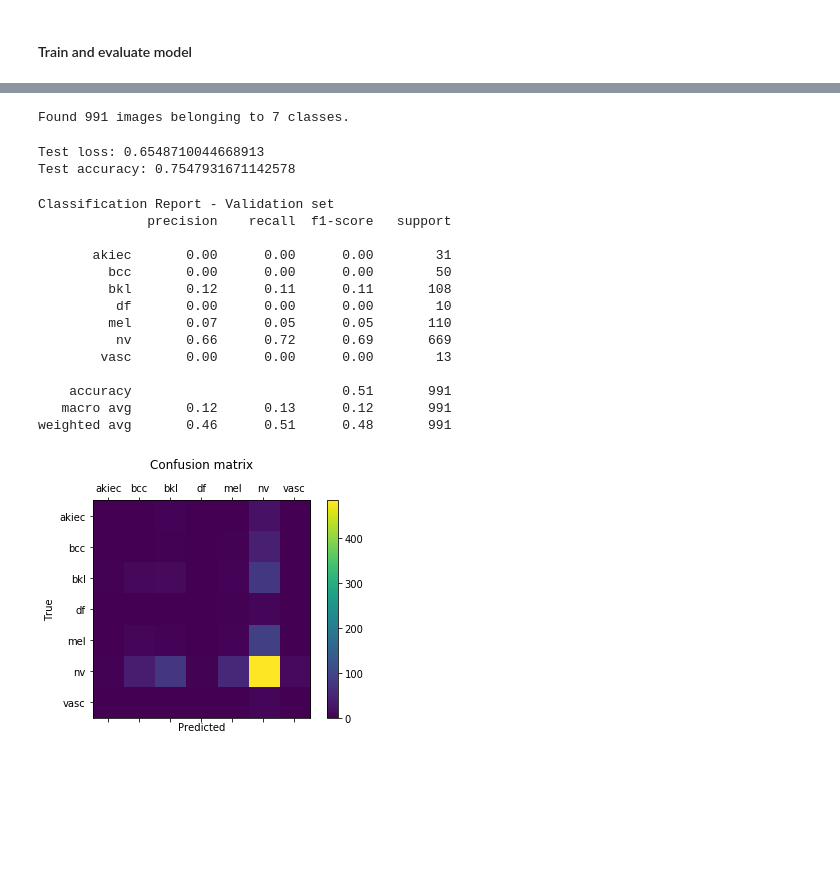
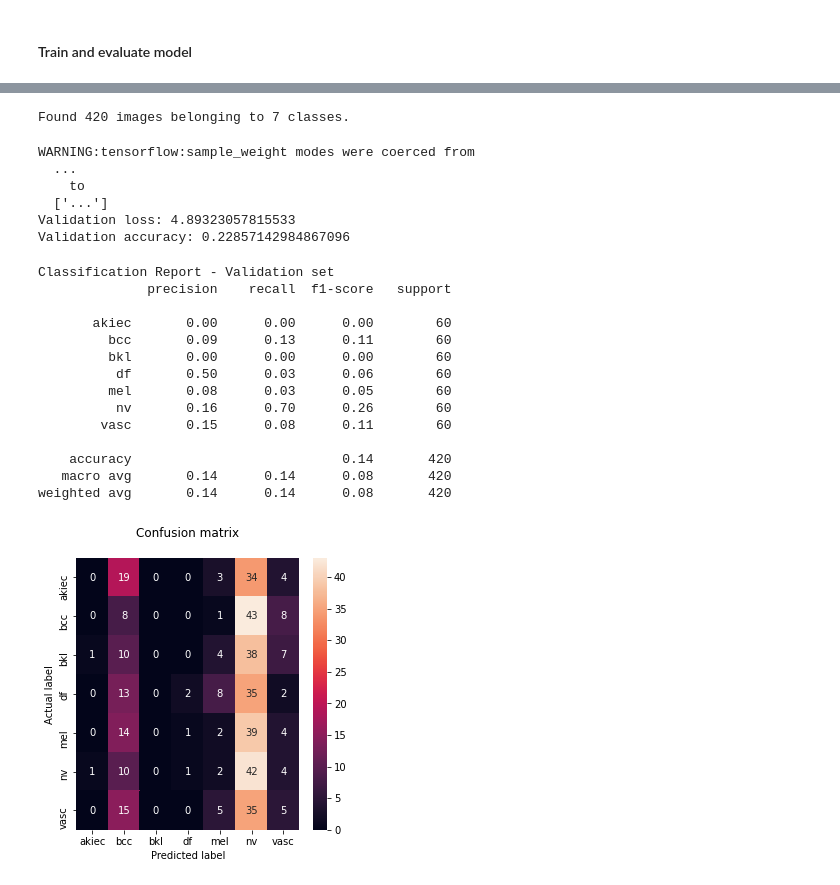
Before and after one commit to alexandraabbas/mole-image-classifier, a Jupyter notebook: mole_classifier_tensorflow.ipynb, the cells around one changed output, grey strips where cells are left out. Cells and saved outputs as stored; diff of their text form; code cells hidden in the pictures; blank space fills up the shorter version.

```diff
--- a/mole_classifier_tensorflow.ipynb
+++ b/mole_classifier_tensorflow.ipynb
@@ -287,9 +339,11 @@ _________________________________________________________________
 # %%
-history = model.fit_generator(
+history = model.fit(
     train_data_gen,
     steps_per_epoch=total_train // batch_size,
     epochs=epochs,
     validation_data=val_data_gen,
-    validation_steps=total_val // batch_size
+    validation_steps=total_val // batch_size,
+    callbacks = [early_stopping],
+    class_weight=class_weight
 )
 # %% [output]
@@ -333,65 +438,68 @@ plt.show()
 test_image_generator = ImageDataGenerator(rescale=1./255)
 
 test_data_gen = test_image_generator.flow_from_directory(batch_size=1,
-                                                         directory=test_dir,
+                                                         directory=valid_dir,
                                                          target_size=(IMG_HEIGHT, IMG_WIDTH),
                                                          class_mode='categorical',
                                                          classes=lesion_types)
 # %% [output]
-Found 991 images belonging to 7 classes.
+Found 420 images belonging to 7 classes.
 # %%
 evaluation = model.evaluate_generator(test_data_gen,
-                                      steps=total_test)
+                                      steps=total_val)
 
-val_data_gen.reset()
+test_data_gen.reset()
 prediction = model.predict_generator(test_data_gen,
-                                     steps=total_test)
+                                     steps=total_val)
 
-print(f'Test loss: {evaluation[0]}')
-print(f'Test accuracy: {evaluation[1]}')
+print(f'Validation loss: {evaluation[0]}')
+print(f'Validation accuracy: {evaluation[1]}')
 # %% [output]
-Test loss: 0.6548710044668913
-Test accuracy: 0.7547931671142578
+WARNING:tensorflow:sample_weight modes were coerced from
+  ...
+    to
+  ['...']
+Validation loss: 4.89323057815533
+Validation accuracy: 0.22857142984867096
 # %%
-print('Classification Report - Test set')
+print('Classification Report - Validation set')
+
+predicted_class_indices = np.argmax(prediction, axis=1)
 print(classification_report(test_data_gen.classes, predicted_class_indices, target_names=lesion_types))
 # %% [output]
 Classification Report - Validation set
               precision    recall  f1-score   support
 
-       akiec       0.00      0.00      0.00        31
-         bcc       0.00      0.00      0.00        50
-         bkl       0.12      0.11      0.11       108
-          df       0.00      0.00      0.00        10
-         mel       0.07      0.05      0.05       110
-          nv       0.66      0.72      0.69       669
-        vasc       0.00      0.00      0.00        13
+       akiec       0.00      0.00      0.00        60
+         bcc       0.09      0.13      0.11        60
+         bkl       0.00      0.00      0.00        60
+          df       0.50      0.03      0.06        60
+         mel       0.08      0.03      0.05        60
+          nv       0.16      0.70      0.26        60
+        vasc       0.15      0.08      0.11        60
 
-    accuracy                           0.51       991
-   macro avg       0.12      0.13      0.12       991
-weighted avg       0.46      0.51      0.48       991
+    accuracy                           0.14       420
+   macro avg       0.14      0.14      0.08       420
+weighted avg       0.14      0.14      0.08       420
+# %%
+def plot_cm(labels, predictions):
+  cm = confusion_matrix(labels, predictions, lesion_types)
+  plt.figure(figsize=(5,5))
+  ax = sns.heatmap(cm, annot=True, fmt="d")
+  plt.title('Confusion matrix\n')
+  ax.set_xticklabels(lesion_types)
+  ax.set_yticklabels(lesion_types)
+  plt.ylabel('Actual label')
+  plt.xlabel('Predicted label')
 # %%
-predicted_class_indices = np.argmax(prediction, axis=1)
-
 labels = (train_data_gen.class_indices)
 labels = dict((v,k) for k,v in labels.items())
 
 predictions = [labels[k] for k in predicted_class_indices]
 
 filenames = test_data_gen.filenames
 results = pd.DataFrame({"true": [filename.split('/')[0] for filename in filenames],
                         "pred": predictions})
-
-cm = confusion_matrix(results['true'], results['pred'], lesion_types)
-fig = plt.figure()
-ax = fig.add_subplot(111)
-cax = ax.matshow(cm)
-plt.title('Confusion matrix\n')
-fig.colorbar(cax)
-ax.set_xticklabels([''] + lesion_types)
-ax.set_yticklabels([''] + lesion_types)
-plt.xlabel('Predicted')
-plt.ylabel('True')
-plt.show()
+plot_cm(results['true'], results['pred'])
 # %% [output]
-[figure, old version]
+[figure, new version]
```
Also changed, not shown: parts of 29 cells of this notebook.
